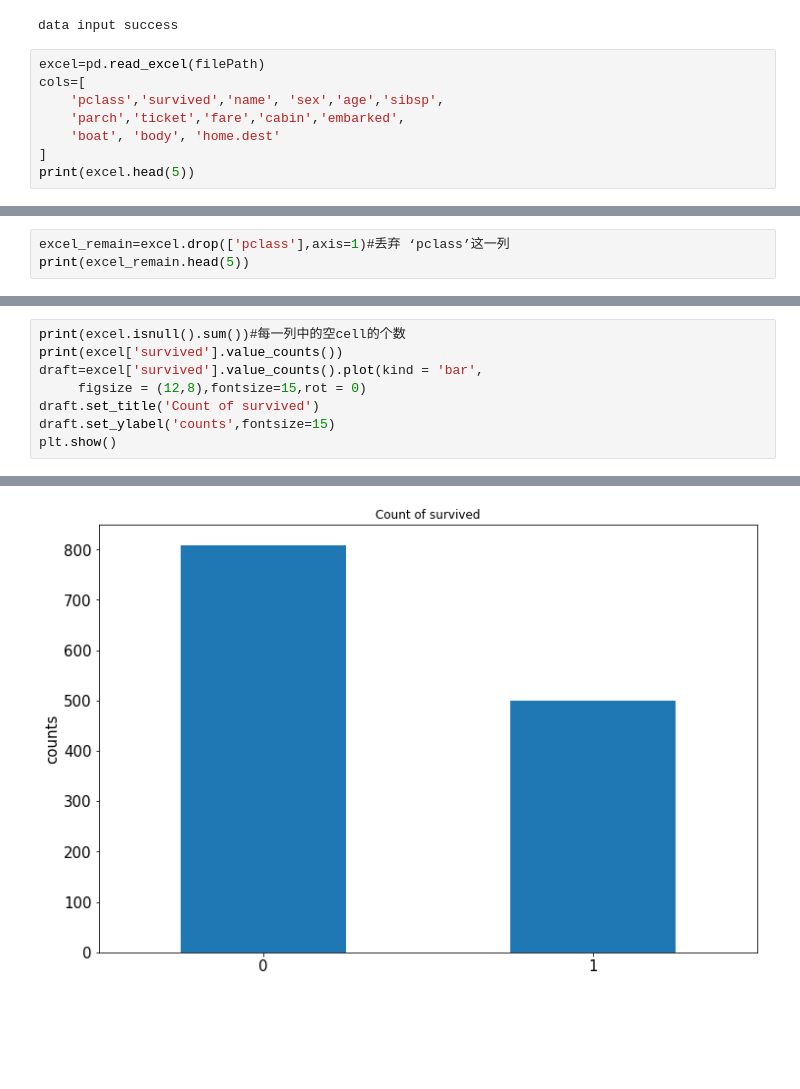
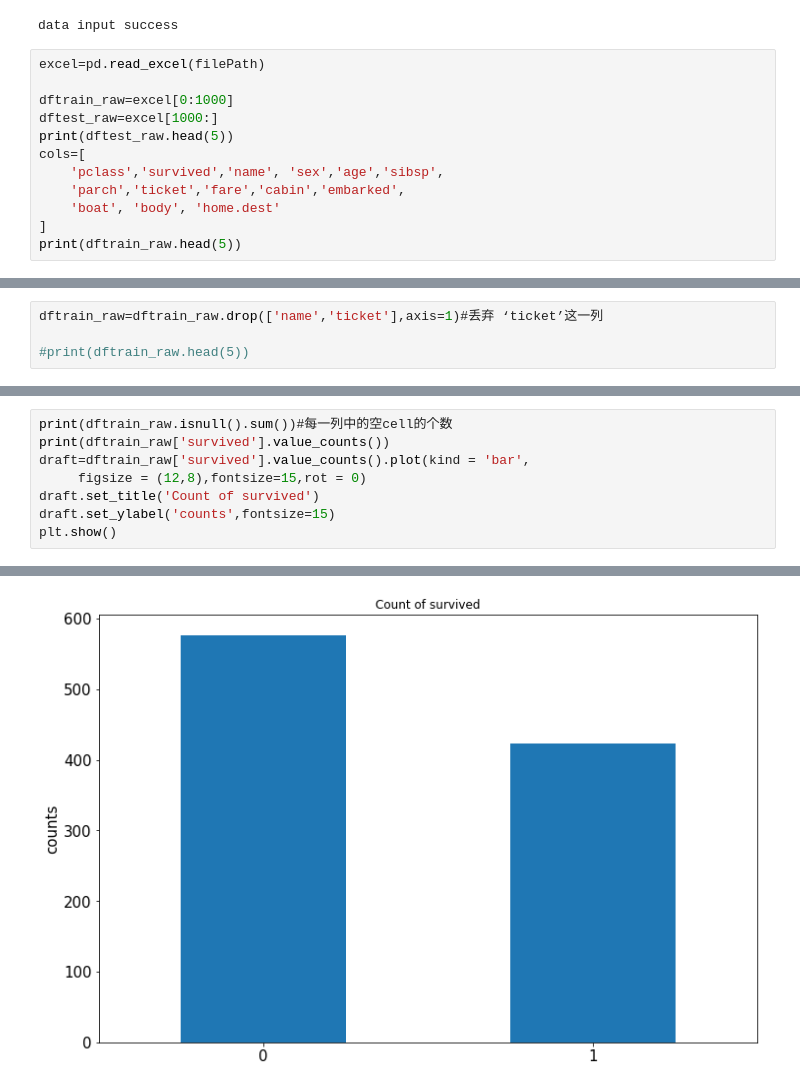
Before and after one commit to starkidstory/OmegaTensor, a Jupyter notebook: Tensorflow_official/cnn/Titanic/train.ipynb, the cells around one changed output, grey strips where cells are left out. Cells and saved outputs as stored; diff of their text form; blank space fills up the shorter version.

```diff
--- a/Tensorflow_official/cnn/Titanic/train.ipynb
+++ b/Tensorflow_official/cnn/Titanic/train.ipynb
@@ -18,10 +19,14 @@ print('data input success')
 data input success
 # %%
 excel=pd.read_excel(filePath)
+
+dftrain_raw=excel[0:1000]
+dftest_raw=excel[1000:]
+print(dftest_raw.head(5))
 cols=[
     'pclass','survived','name',	'sex','age','sibsp',
     'parch','ticket','fare','cabin','embarked',
     'boat',	'body',	'home.dest'
 ]
-print(excel.head(5))
+print(dftrain_raw.head(5))
 # %% [output]
@@ -46,5 +48,6 @@ print(excel.head(5))
 3  Montreal, PQ / Chesterville, ON
 4  Montreal, PQ / Chesterville, ON
 # %%
-excel_remain=excel.drop(['pclass'],axis=1)#丢弃 ‘pclass’这一列
-print(excel_remain.head(5))
+dftrain_raw=dftrain_raw.drop(['name','ticket'],axis=1)#丢弃 ‘ticket’这一列
+
+#print(dftrain_raw.head(5))
@@ -72,7 +54,7 @@ print(excel_remain.head(5))
 # %%
-print(excel.isnull().sum())#每一列中的空cell的个数
-print(excel['survived'].value_counts())
-draft=excel['survived'].value_counts().plot(kind = 'bar',
+print(dftrain_raw.isnull().sum())#每一列中的空cell的个数
+print(dftrain_raw['survived'].value_counts())
+draft=dftrain_raw['survived'].value_counts().plot(kind = 'bar',
      figsize = (12,8),fontsize=15,rot = 0)
 draft.set_title('Count of survived')
 draft.set_ylabel('counts',fontsize=15)
@@ -98,3 +78,3 @@ dtype: int64
 Name: survived, dtype: int64
-[figure, old version]
+[figure, new version]
 # %%
```
Also changed, not shown: parts of 8 cells of this notebook.
